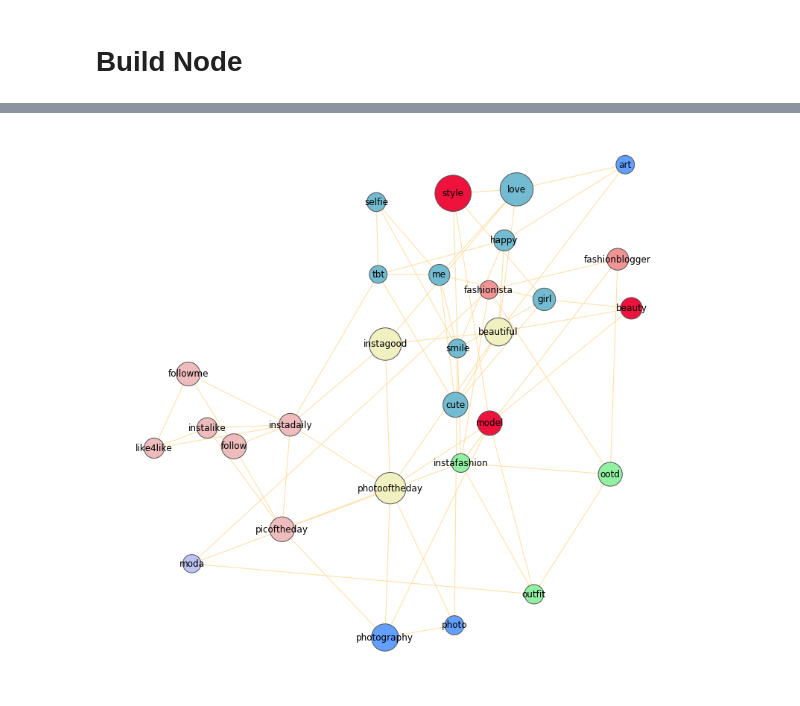
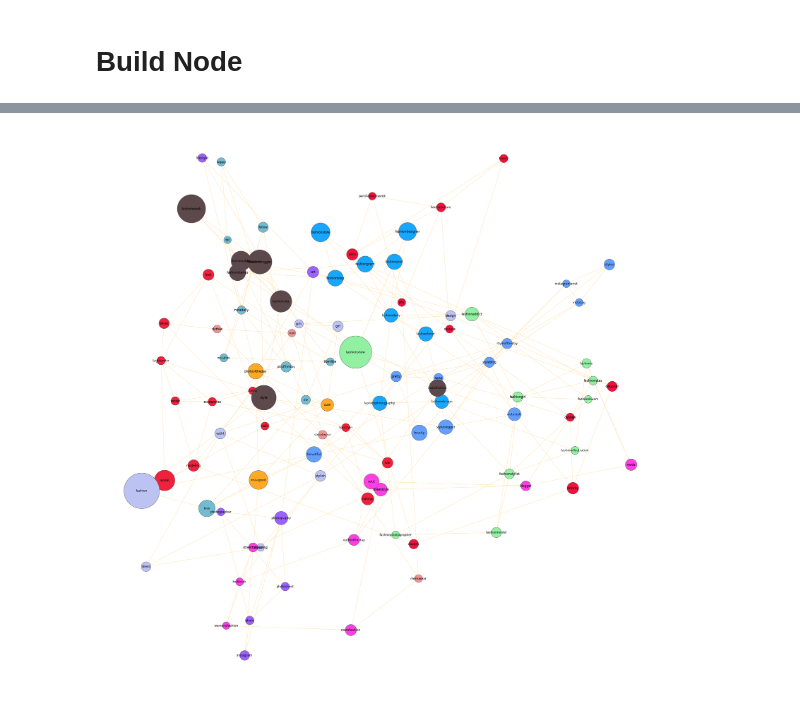
Before and after one commit to james-sungjae-lee/2019_Bigdatalab_Project, a Jupyter notebook: instagram/HashtagNetwork/Affinity.ipynb, the cells around one changed output, grey strips where cells are left out. Drawn from its saved outputs; the diff is of its cells as text; code cells hidden in the pictures.

Commit message:
graph code

```diff
--- a/instagram/HashtagNetwork/Affinity.ipynb
+++ b/instagram/HashtagNetwork/Affinity.ipynb
@@ -487,12 +407,15 @@ affinity['like']['like']
 # %%
 from sklearn.cluster import SpectralClustering
 from sklearn.cluster import KMeans
+from sklearn.cluster import AffinityPropagation
 
+ap = AffinityPropagation()
 sc = SpectralClustering()
 km = KMeans()
 # %%
+ap.fit(corr_affinity)
 km.fit(corr_affinity)
-predict = pd.DataFrame(km.predict(corr_affinity))
+predict = pd.DataFrame(ap.predict(corr_affinity))
 predict.columns = ['predict']
 predict.head()
 # %% [output]
@@ -505,4 +428,4 @@ predict.head()
 # %% [markdown]
 # Build Node
 # %%
-top50 = pd.DataFrame(fashion_dict, columns=['Tag','Freq'])
+top100 = pd.DataFrame(fashion_dict, columns=['Tag','Freq'])
@@ -510,0 +432,3 @@ node_df = top50
+# %%
+node_df = top100
+node_df
@@ -526,40 +469,45 @@ for index,row in node_df.iterrows():
     G.add_node(row['Tag'], group = row['Group'], nodesize = row['Freq'])
 
 
-##
+# #
 # for index1,row1 in node_df.iterrows():
 #     for index2,row2 in node_df.iterrows():
 #         if row1['Tag'] == row2['Tag']:
 #             continue
-#         if corr_affinity[row1['Tag']][row2['Tag']] > 0:
+#         if corr_affinity[row1['Tag']][row2['Tag']] > -1:
 #             G.add_edge(row1['Tag'],row2['Tag'],weight = corr_affinity[row1['Tag']][row2['Tag']]*3)
 
 
 ## corr_affinity 값이 높은 노드들만 엣지를 연결한다. 1개 ~ 5개 까지 조절 가능
 i = 0
 for index1,row1 in node_df.iterrows():
     for j in range(3):
-        G.add_edge(row1['Tag'],max_values[i][j],weight = corr_affinity[row1['Tag']][max_values[i][j]]*5 )
+        try:
+            G.add_edge(row1['Tag'],max_values[i][j],weight = corr_affinity[row1['Tag']][max_values[i][j]]*5 )
+        except:
+            print('tag : ' + row1['Tag'] + ' i,j ' + str(i) + ' '+ str(j))
 
     i += 1
 
 color_map = {1:'#f09494', 2:'#ee123c', 3:'#72bbd0', 4:'#91f0a1', 5:'#629fff', 6:'#bcc2f2',
-             7:'#eebcbc', 0:'#f1f0c0'}
-plt.figure(figsize = (10,10))
+             7:'#FF3FE2', 0:'#ef213c', 8:'#9B62FF', 9:'#17A7FF', 10:'#FFA925', 11:'#5D484B'}
+plt.figure(figsize = (30,30))
 
 options = {
     'edge_color': '#FFDEA2',
     'width': 1,
     'with_labels': True,
     'font_weight': 'regular',
 }
 
 colors = [color_map[G.node[node]['group']] for node in G]
-sizes = [G.node[node]['nodesize']*15 for node in G]
+sizes = [G.node[node]['nodesize']*3 for node in G]
 
 nx.draw(G, node_color=colors, node_size=sizes, pos=nx.spring_layout(G, k=0.1, iterations=10), **options)
 ax = plt.gca()
 ax.collections[0].set_edgecolor("#555555")
+fig = plt.gcf()
 plt.show()
+fig.savefig('Hash_Network_Graph_image/fashion20000_top100_AP_maxvalues_3')
 # %% [output]
-[figure, old version]
+[figure, new version]
```
Also changed, not shown: parts of 41 cells of this notebook.
